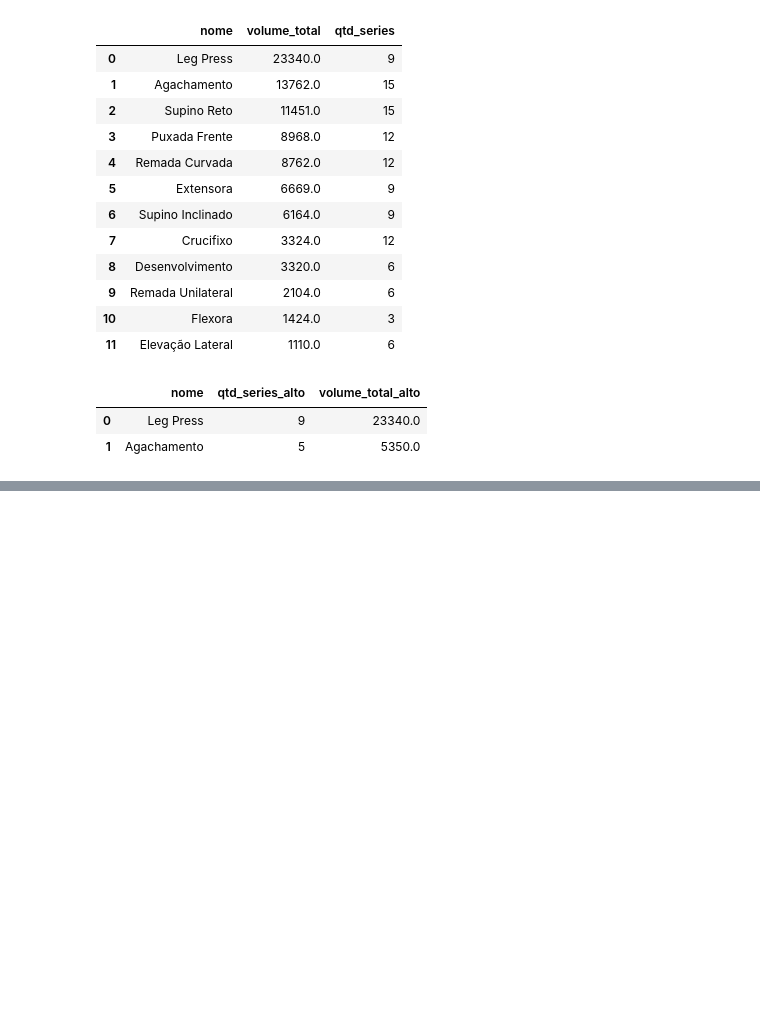
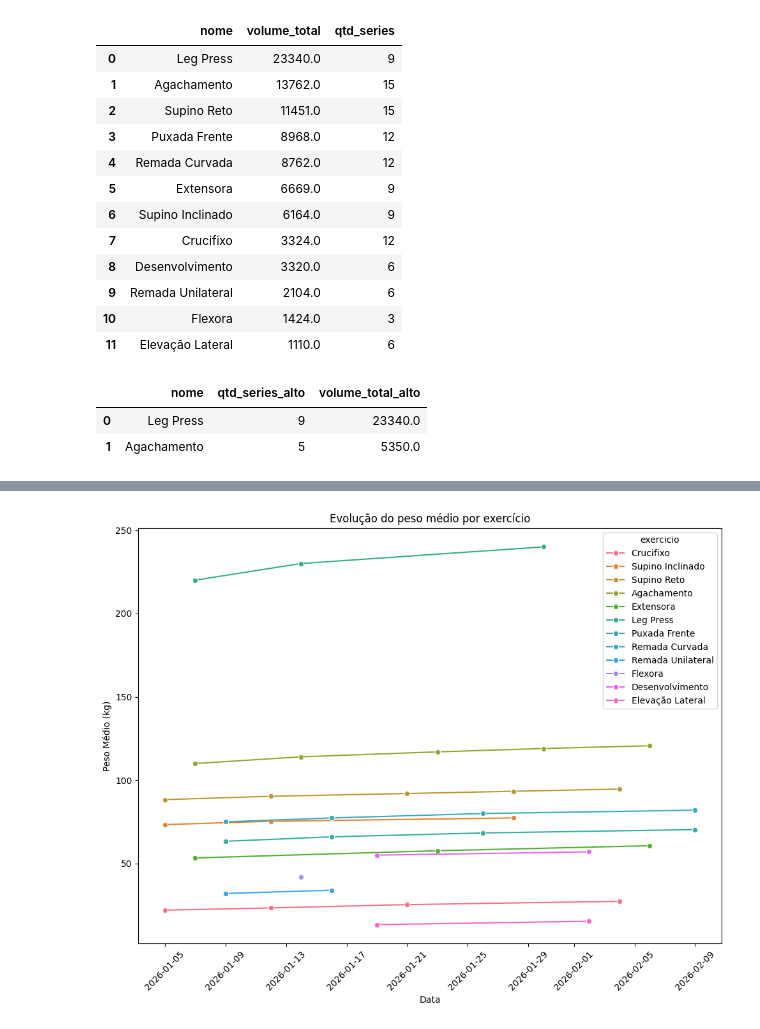
Before and after one commit to matheusramos20/fitbase-analise, a Jupyter notebook: 04_analise.ipynb, the cells around one changed output, grey strips where cells are left out. Saved outputs shown, nothing was run; the diff lists cells and outputs as text; code cells hidden in the pictures; blank space fills up the shorter version.

Commit message:
feat: visualizacoes de dados com seaborn e matplotlib (Dia 6)

```diff
--- a/04_analise.ipynb
+++ b/04_analise.ipynb
@@ -729,0 +732,16 @@ df_alto
+# %%
+q = """
+
+SELECT
+    t.data,
+    e.nome AS exercicio,
+    AVG(s.peso_kg) as peso_medio
+FROM series s
+JOIN exercicios e ON e.id = s.exercicio_id
+JOIN treinos t ON t.id = s.treino_id
+GROUP BY t.data, e.nome
+ORDER BY t.data, e.nome;
+
+"""
+df_evolucao = pd.read_sql(q, engine)
+df_evolucao.head()
@@ -729,0 +784,19 @@ df_alto
+# %%
+import seaborn as sns
+import matplotlib.pyplot as plt
+
+plt.figure(figsize=(10,8))
+sns.lineplot(
+    data=df_evolucao,
+    x='data',
+    y='peso_medio',
+    hue='exercicio',
+    marker='o'
+)
+plt.title('Evolução do peso médio por exercício')
+plt.xlabel('Data')
+plt.ylabel('Peso Médio (kg)')
+plt.xticks(rotation=45)
+plt.tight_layout()
+# %% [output]
+[figure, added]
```
Also changed, not shown: parts of 10 cells of this notebook.
